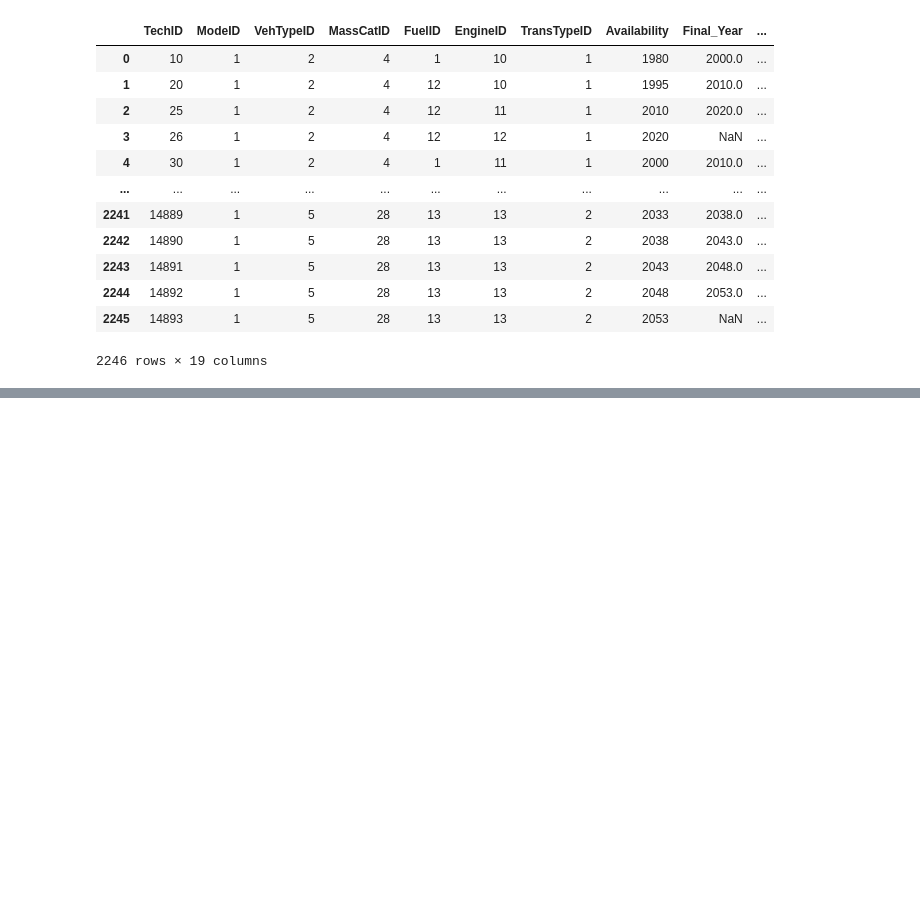
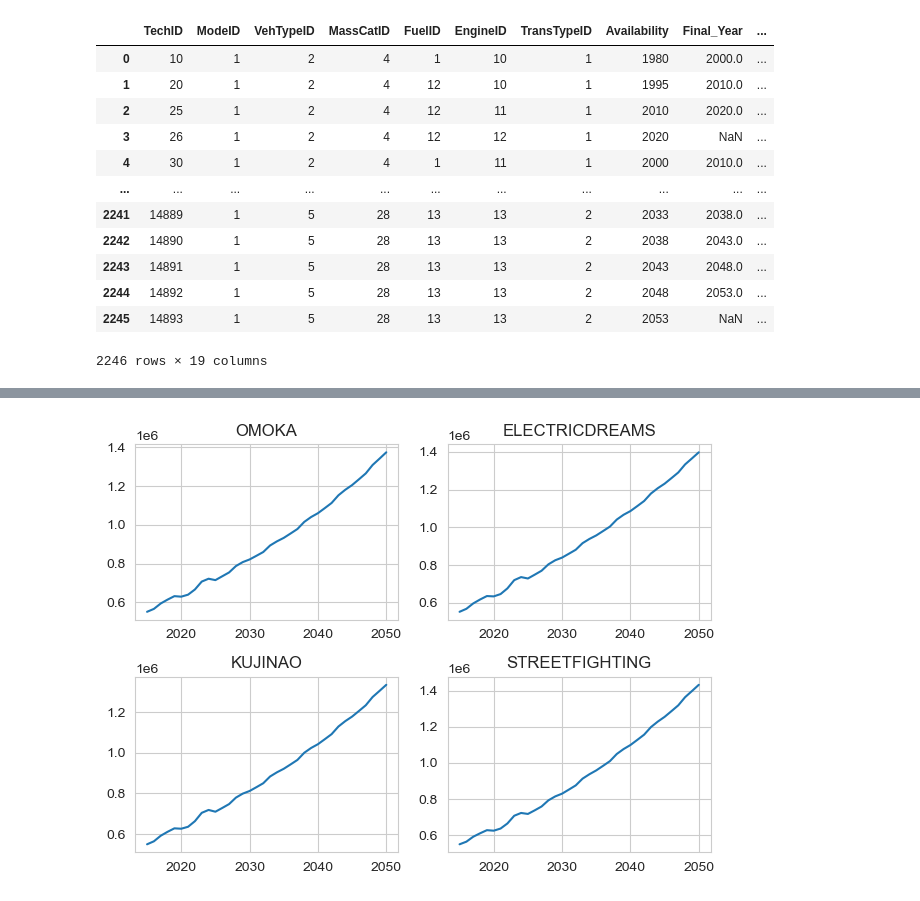
Before and after one commit to jamesjhdixon/TEAM-Kenya, a Jupyter notebook: plots/plot_moto_fleet.ipynb, the cells around one changed output, grey strips where cells are left out. Saved outputs shown, nothing was run; the diff lists cells and outputs as text; code cells hidden in the pictures; blank space fills up the shorter version.

```diff
--- a/plots/plot_moto_fleet.ipynb
+++ b/plots/plot_moto_fleet.ipynb
@@ -58,0 +90,32 @@ for scenario in scenarios:
+# %%
+# plot car stock
+
+scenarios = ['OMOKA','ELECTRICDREAMS','KUJINAO','STREETFIGHTING']
+
+fig, axs = plt.subplots(2, 2)
+axs_flat = axs.flatten()
+axs_ind=0
+
+for scenario in scenarios:
+    interface_vsm = import_interface_vsm(scenario)
+
+    years = range(2015,interface_vsm.Year.max()+1)
+    e_trace = []
+    trace=[]
+    for year in years:
+        trace.append(interface_vsm[(interface_vsm.TechID.isin(technology[technology.VehTypeID==3].TechID)) & (interface_vsm.Year==year) & (interface_vsm.VehCatID=='T')].NumVeh.sum())
+        e_trace.append(interface_vsm[(interface_vsm.TechID.isin(technology[technology.VehTypeID==3].TechID)) & (interface_vsm.TechID.isin(technology[technology.FuelID==12].TechID))  & (interface_vsm.Year==year) & (interface_vsm.VehCatID=='T')].NumVeh.sum())
+
+    ax = axs_flat[axs_ind]
+
+    ax.plot(years,trace,label='all car')
+    #ax.plot(years, e_trace,label='electric car')
+    #ax.set_ylim(top=3.2e6)
+
+    # plt.legend()
+    ax.set_title(scenario)
+    axs_ind +=1
+
+fig.tight_layout()
+# %% [output]
+[figure, added]
```
Also changed, not shown: parts of 5 cells of this notebook, 37 other files.
